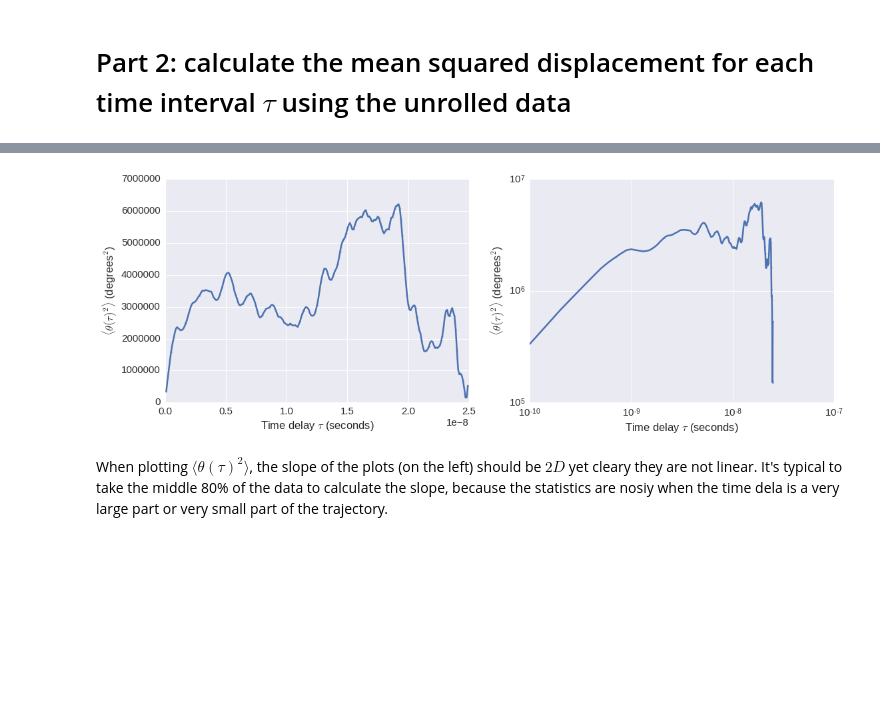
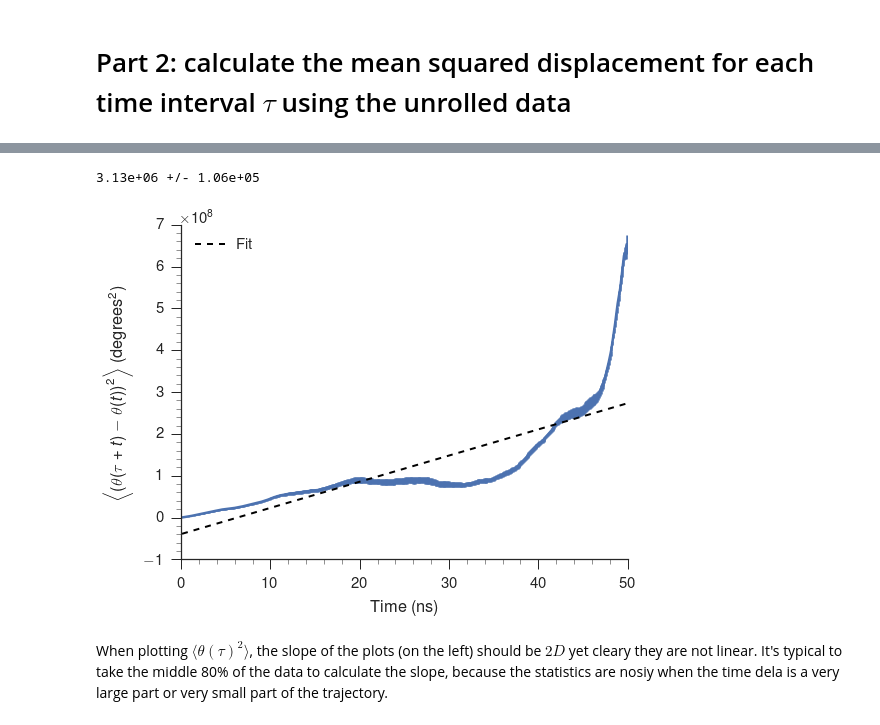
Before and after one commit to slochower/nonequilibrium, a Jupyter notebook: code/SG-model-v2/rotational-diffusion-of-butane-recovered.ipynb, the cells around one changed output, grey strips where cells are left out. Saved outputs shown, nothing was run; the diff lists cells and outputs as text; code cells hidden in the pictures; blank space fills up the shorter version.

```diff
--- a/code/SG-model-v2/rotational-diffusion-of-butane-recovered.ipynb
+++ b/code/SG-model-v2/rotational-diffusion-of-butane-recovered.ipynb
@@ -173,19 +155,19 @@ ax2.set_yscale('log')
-# %%
-# Femtosecond is 10**-15
-# Each frame is 10 fs = 10**-14
-fig, (ax1, ax2) = plt.subplots(1, 2, figsize=(18, 6))
-fig.subplots_adjust(wspace=0.2)
-ax1.errorbar(delays*10**-14, MSDs, yerr=SEMs)
-ax1.set_ylabel(r'$\langle \theta(\tau)^2 \rangle$ (degrees$^2$)')
-ax1.set_xlabel(r'Time delay $\tau$ (seconds)')
-
-ax2.errorbar(delays*10**-14, MSDs, yerr=SEMs)
-ax2.set_ylabel(r'$\langle \theta(\tau)^2 \rangle$ (degrees$^2$)')
-ax2.set_xlabel(r'Time delay $\tau$ (seconds)')
-ax2.set_xscale('log')
-ax2.set_yscale('log')
-# %% [output]
-[figure, removed]
+# %%
+slope, intercept, r_value, p_value, std_err = stats.linregress(times,
+                                                               MSDs)
+print('{0:2.2e} +/- {1:2.2e}'.format(slope / 2, std_err / 2))
+
+times = delays * 10**-5
+fig, ax1 = plt.subplots(1, 1, figsize=(8, 6))
+ax1.errorbar(times, MSDs, yerr=100*SEMs)
+ax1.plot(times, times * slope + intercept, c='k', ls='--', lw=2, label='Fit')
+ax1.set_ylabel(r'$\left\langle \left(\theta(\tau + t) - \theta(t) \right) ^2 \right\rangle$ (degrees$^2$)')
+ax1.set_xlabel(r'Time (ns)')
+ax1.legend(loc=2)
+pretty_plot(fig, scientific=False)
+# %% [output]
+3.13e+06 +/- 1.06e+05
+[figure, added]
 # %% [markdown]
 When plotting $\langle \theta(\tau)^2 \rangle$, the slope of the plots (on the left) should be $2D$ yet cleary they are not linear. It's typical to take the middle 80% of the data to calculate the slope, because the statistics are nosiy when the time dela is a very large part or very small part of the trajectory.
 # %%
```
Also changed, not shown: parts of 28 cells of this notebook, 3 other files.
